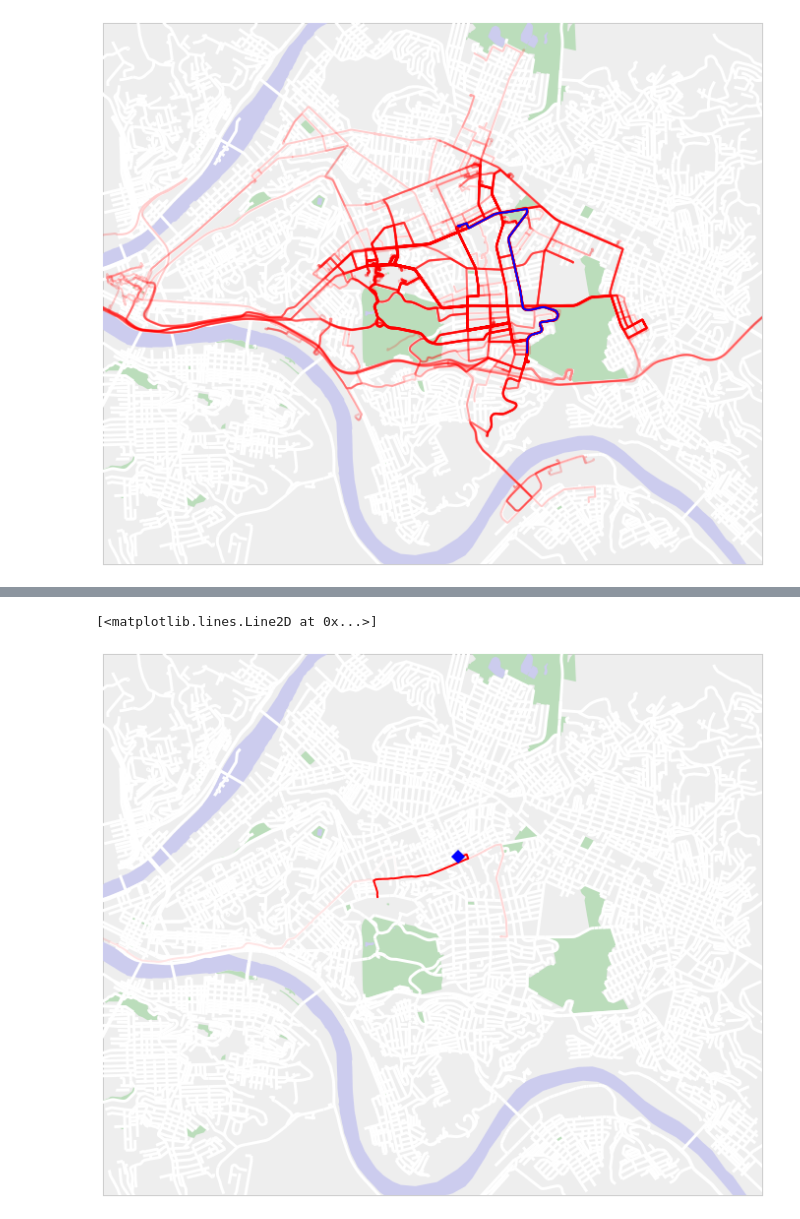
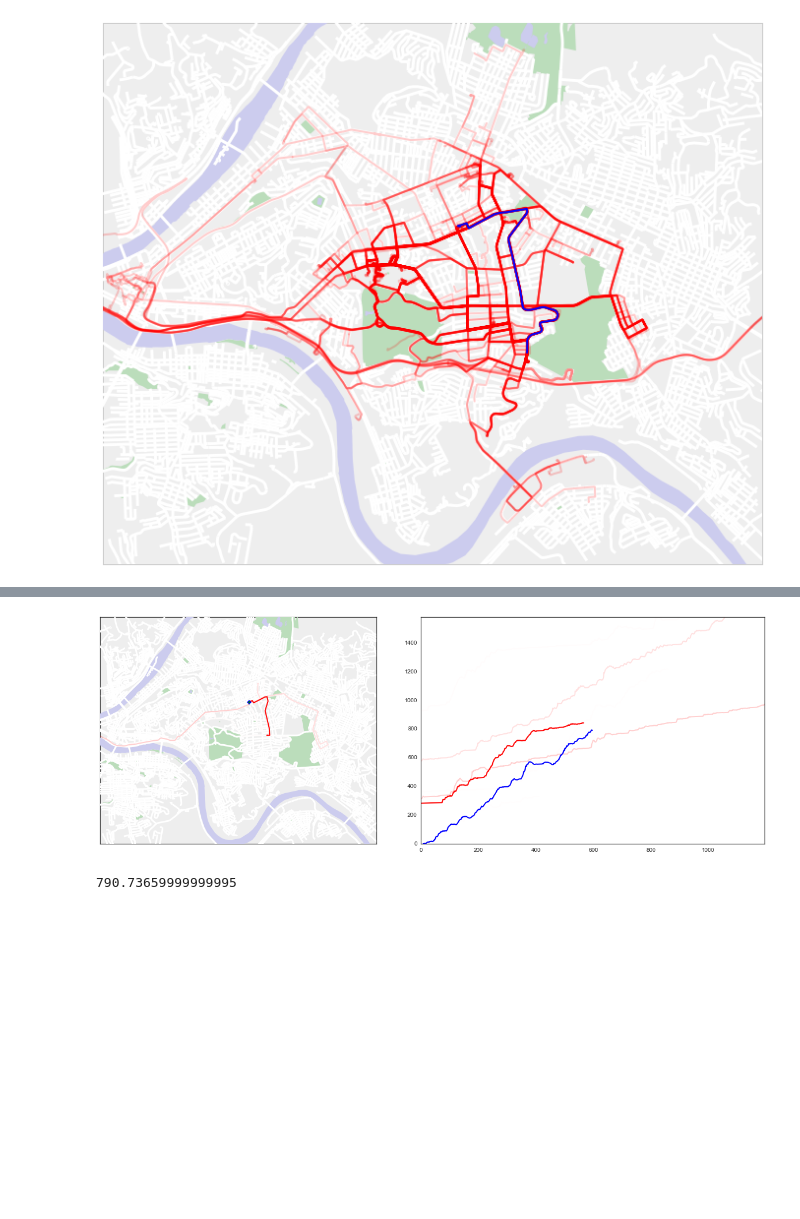
Before and after one commit to astyler/scratch, a Jupyter notebook: Prediction animation.ipynb, the cells around one changed output, grey strips where cells are left out. Drawn from its saved outputs; the diff is of its cells as text; code cells hidden in the pictures; blank space fills up the shorter version.

```diff
--- a/Prediction animation.ipynb
+++ b/Prediction animation.ipynb
@@ -2,7 +2,7 @@
 import matplotlib.pyplot as plt
 import seaborn as sns
 %matplotlib inline
-sns.set_style('whitegrid')
+sns.set_style('white')
 # %%
 from hybridpy.learning import dynamicprogramming, ensemblepredictor
 from hybridpy.dataset import triploader
@@ -108,24 +88,36 @@ test.head()
 # %%
-features = ['Latitude', 'Longitude', 'Heading', 'Speed', 'Acceleration', 'Power', 'TotalEnergyUsed']
-feature_weights =  [1,1,1e1,1e-1,0,0,1e-1]
+features = ['Latitude', 'Longitude', 'HeadingCosF', 'HeadingSinF', 'SpeedFilt', 'Acceleration', 'Power', 'TotalEnergyUsed']
+feature_weights =  [1,1,0.5,0.5,0.1,0,0,0.1]
 ep = ensemblepredictor.EnsemblePredictor(training, features=features, feature_weights=feature_weights)
 # %%
-index = 15
+index = 5
 results = ep.predict(test.iloc[index], 1e-2)
 #best_weight = max(results)[0]
 #results = [(w/best_weight, i) for (w,i) in results]
+import matplotlib.gridspec as gridspec
+fig = plt.figure(figsize=(24,12))
+gs = gridspec.GridSpec(1, 2, width_ratios=[10,7], height_ratios=[10,7])
+gs.update(wspace=-0.15)
+ax = fig.add_subplot(gs[0])
+ax2 = fig.add_subplot(gs[1])
 
-fig = plt.figure(figsize=(12,12))
-ax = fig.add_subplot(111)
 mymap.draw_map(ax, map_fill='#eeeeee')
 
 for (r, trip) in zip(results, training):
     idx = r[1]
     ax.plot(trip.x.iloc[idx:], trip.y.iloc[idx:], lw=2, alpha=r[0], c='red', zorder=99)
-    #ax.plot(trip.x.iloc[idx], trip.y.iloc[idx], 'gD', alpha=1, markersize=20*r[0], zorder=100)
+    ax.plot(trip.x.iloc[idx], trip.y.iloc[idx], 'gD', alpha=r[0], markersize=3, zorder=101)
+    ax2.plot(trip.TotalEnergyUsed.iloc[idx:], lw=2, alpha=r[0], c='red')
 
-ax.plot(test.x.iloc[index], test.y.iloc[index], 'bD', markersize=10, zorder=101)
+ax.plot(test.x.iloc[index], test.y.iloc[index], 'bD', markersize=5, zorder=100)
+gtEnergy = test.TotalEnergyUsed.iloc[index:]
+ax2.plot(gtEnergy, lw=2, alpha=1, c='blue')
+ax2.axis(xmin=0, xmax=2*len(gtEnergy), ymin=0, ymax=2*gtEnergy.values[-1])
+ax2.set_ymargin(0.5)
 # %% [output]
-[<matplotlib.lines.Line2D at 0x...>]
-[figure, old version]
+[figure, new version]
+# %%
+gtEnergy.values[-1]
+# %% [output]
+790.73659999999995
 # %%
```
Also changed, not shown: parts of 7 cells of this notebook, 3 other files.
